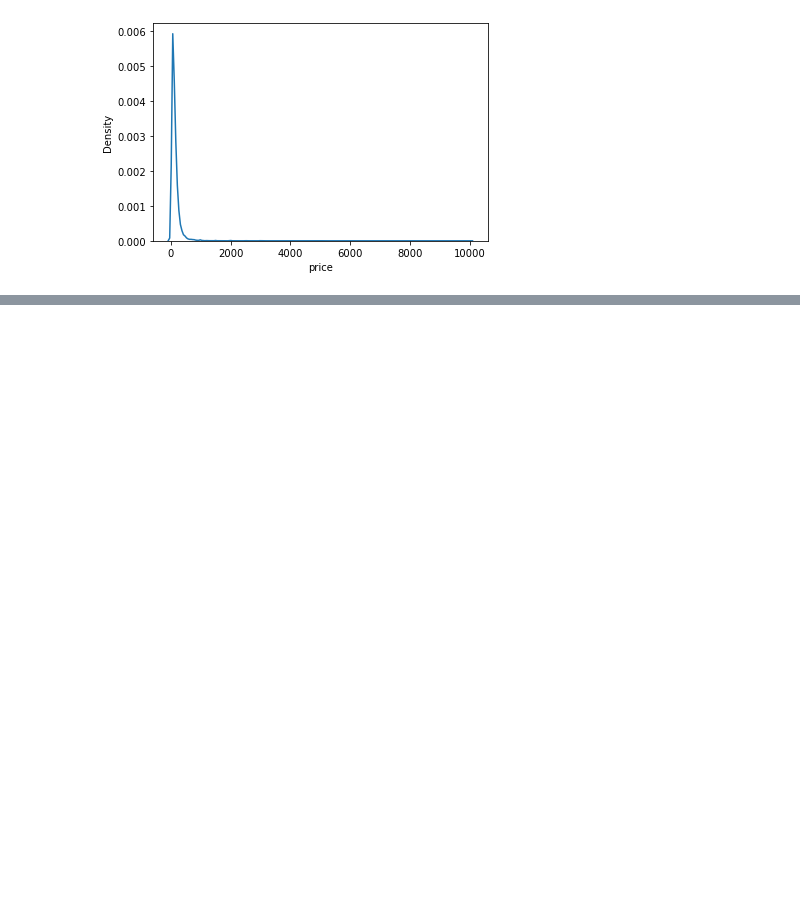
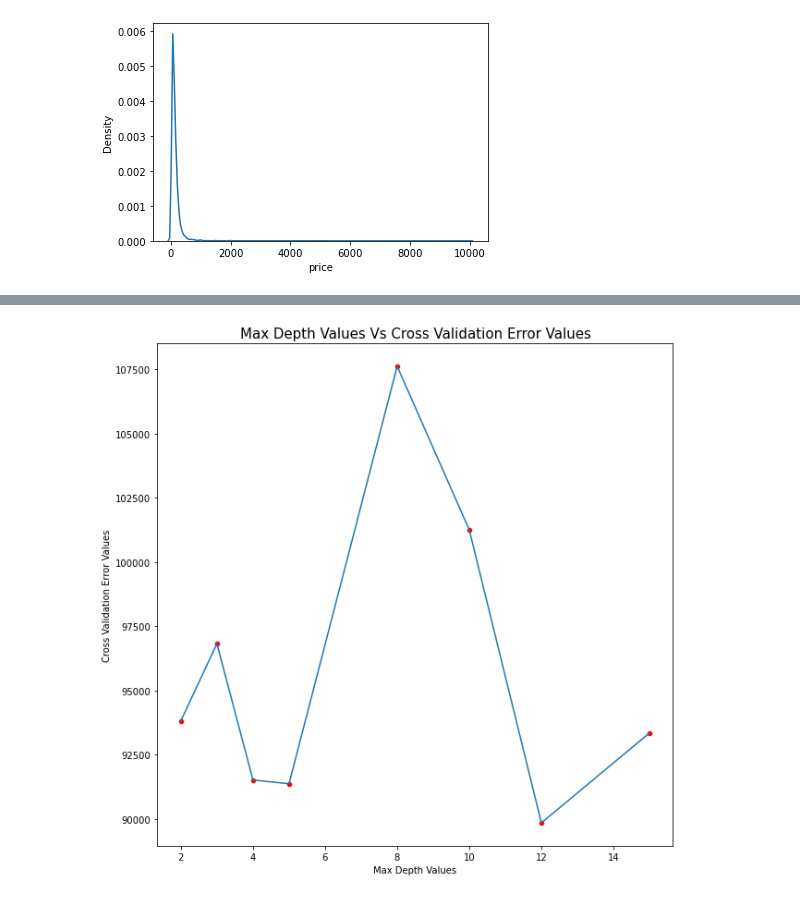
Before and after one commit to suhasmaddali/Airbnb-Home-Prices-Prediction, a Jupyter notebook: Airbnb Home Prices Prediction Project.ipynb, the cells around one changed output, grey strips where cells are left out. Drawn from its saved outputs; the diff is of its cells as text; code cells hidden in the pictures; blank space fills up the shorter version.

Commit message:
Performed Hyperparameter tuning in Decision Tree

```diff
--- a/Airbnb Home Prices Prediction Project.ipynb
+++ b/Airbnb Home Prices Prediction Project.ipynb
@@ -608,4 +552,0 @@ from sklearn.tree import DecisionTreeRegressor
-# %%
-model = DecisionTreeRegressor(max_depth = 5)
-model.fit(X_train_scaled, y_train)
-y_predictions = model.predict(X_test_scaled)
@@ -647,0 +609,9 @@ mean_absolute_error(y_predictions, y_test)
+# %%
+max_depth_values = [2, 3, 4, 5, 8, 10, 12, 15]
+cross_validation_error_values = []
+cv = 10
+for depth in tqdm(max_depth_values):
+    model = DecisionTreeRegressor()
+    cross_validation_error = -cross_val_score(model, X_train_scaled, y_train, scoring = 'neg_mean_squared_error', cv = cv).mean()
+    cross_validation_error_values.append(cross_validation_error)
+print(cross_validation_error_values)
@@ -647,0 +620,9 @@ mean_absolute_error(y_predictions, y_test)
+# %%
+def lineplot_function_tree(x_value, y_value, font_size = 15):
+    plt.figure(figsize = (10, 10))
+    plt.plot(x_value, y_value)
+    sns.scatterplot(x = x_value, y = y_value, color = 'red')
+    plt.xlabel('Max Depth Values')
+    plt.ylabel('Cross Validation Error Values')
+    plt.title('Max Depth Values Vs Cross Validation Error Values', fontsize = font_size)
+    plt.show()
@@ -647,0 +640,4 @@ mean_absolute_error(y_predictions, y_test)
+# %%
+lineplot_function_tree(x_value = max_depth_values, y_value = cross_validation_error_values)
+# %% [output]
+[figure, added]
```
Also changed, not shown: parts of 51 cells of this notebook.
